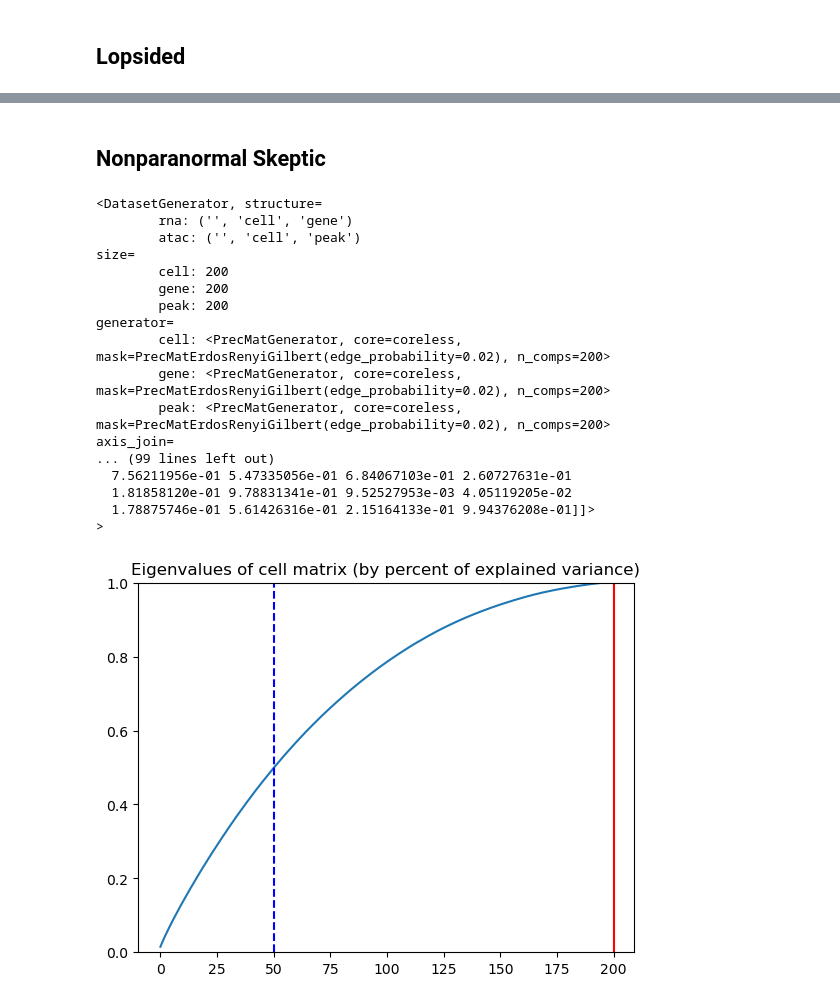
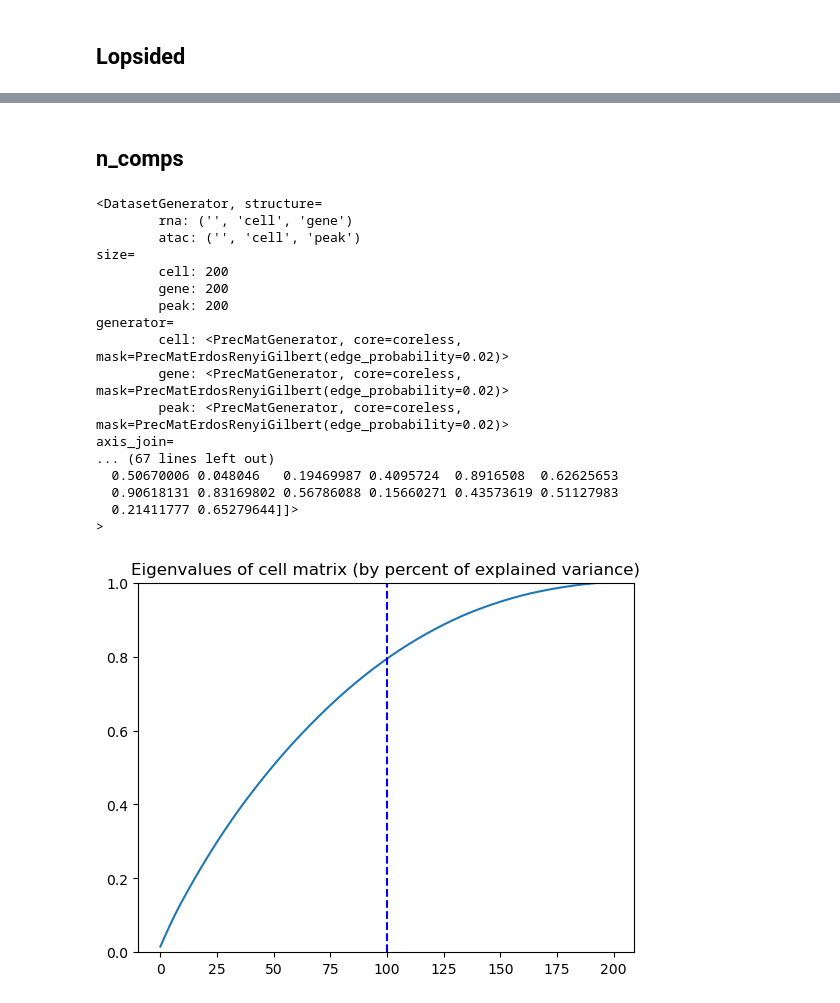
Before and after one commit to BaileyAndrew/GmGM-python, a Jupyter notebook: examples/synthetic_data.ipynb, the cells around one changed output, grey strips where cells are left out. Drawn from its saved outputs; the diff is of its cells as text; code cells hidden in the pictures.

```diff
--- a/examples/synthetic_data.ipynb
+++ b/examples/synthetic_data.ipynb
@@ -2150,5 +2150,5 @@ Attempt 5/5
-# %% [markdown]
-## Nonparanormal Skeptic
+# %% [markdown]
+## n_comps
 # %%
 from GmGM.synthetic import ZiLNDistribution
 generator = DatasetGenerator(
@@ -2159,15 +2159,12 @@ generator = DatasetGenerator(
     generator={
         "cell": PrecMatGenerator(
             mask=PrecMatErdosRenyiGilbert(edge_probability=0.02),
-            n_comps=200
         ),
         "gene": PrecMatGenerator(
             mask=PrecMatErdosRenyiGilbert(edge_probability=0.02),
-            n_comps=200
         ),
         "peak": PrecMatGenerator(
             mask=PrecMatErdosRenyiGilbert(edge_probability=0.02),
-            n_comps=200
         ),
     },
     size={
@@ -2177,6 +2174,7 @@ generator = DatasetGenerator(
     },
     distribution=ZiLNDistribution(np.random.uniform(size=(200)).reshape(1, 200))
 )
+n_comps = 100
 generator
 # %% [output]
 <DatasetGenerator, structure=
@@ -2187,29 +2185,31 @@ size=
         gene: 200
         peak: 200
 generator=
-        cell: <PrecMatGenerator, core=coreless, mask=PrecMatErdosRenyiGilbert(edge_probability=0.02), n_comps=200>
-        gene: <PrecMatGenerator, core=coreless, mask=PrecMatErdosRenyiGilbert(edge_probability=0.02), n_comps=200>
-        peak: <PrecMatGenerator, core=coreless, mask=PrecMatErdosRenyiGilbert(edge_probability=0.02), n_comps=200>
+        cell: <PrecMatGenerator, core=coreless, mask=PrecMatErdosRenyiGilbert(edge_probability=0.02)>
+        gene: <PrecMatGenerator, core=coreless, mask=PrecMatErdosRenyiGilbert(edge_probability=0.02)>
+        peak: <PrecMatGenerator, core=coreless, mask=PrecMatErdosRenyiGilbert(edge_probability=0.02)>
 axis_join=
-... (99 lines left out)
-  7.56211956e-01 5.47335056e-01 6.84067103e-01 2.60727631e-01
-  1.81858120e-01 9.78831341e-01 9.52527953e-03 4.05119205e-02
-  1.78875746e-01 5.61426316e-01 2.15164133e-01 9.94376208e-01]]>
+... (67 lines left out)
+  0.50670006 0.048046   0.19469987 0.4095724  0.8916508  0.62625653
+  0.90618131 0.83169802 0.56786088 0.15660271 0.43573619 0.51127983
+  0.21411777 0.65279644]]>
 >
 # %%
 generator.reroll_Psis()
+
 eigs = np.linalg.eigh(generator.Psis["cell"])[0][::-1]
-eigs[eigs < 1e-12] = 1e-12
+eigs[eigs <= 1e-6] = 0
+#eigs[eigs != 0] = 1/eigs[eigs!=0]
 plt.plot((eigs/eigs.sum()).cumsum())
 plt.ylim(0, 1)
-n_comps = generator.generator["cell"].n_comps
-if n_comps is not None:
-    plt.axvline(n_comps, color="red")
-plt.axvline(50, color="blue", linestyle="--")
+_n_comps = generator.generator["cell"].n_comps
+if _n_comps is not None:
+    plt.axvline(_n_comps, color="red")
+plt.axvline(n_comps, color="blue", linestyle="--")
 plt.title("Eigenvalues of cell matrix (by percent of explained variance)")
 pass
 # %% [output]
-[figure, old version]
+[figure, new version]
 # %%
 ds = generator.generate(num_samples=1).dataset["rna"].mean(axis=0)
 eigs = np.linalg.eigh(ds @ ds.T)[0][::-1]
```
Also changed, not shown: parts of 23 cells of this notebook, 2 other files.
